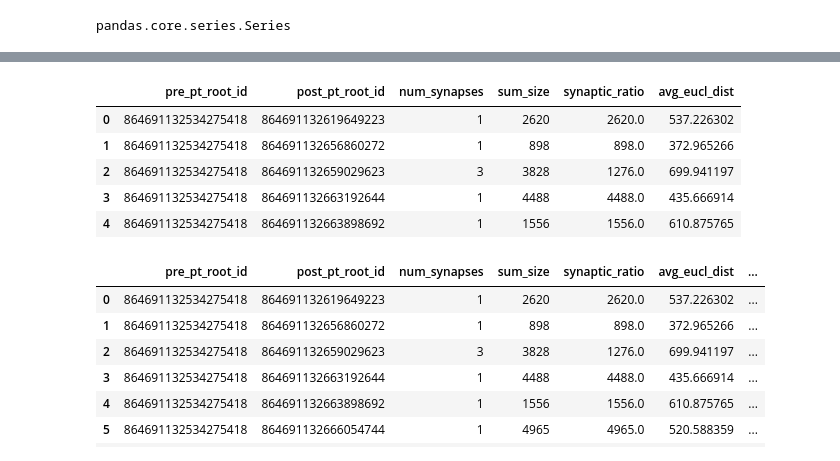
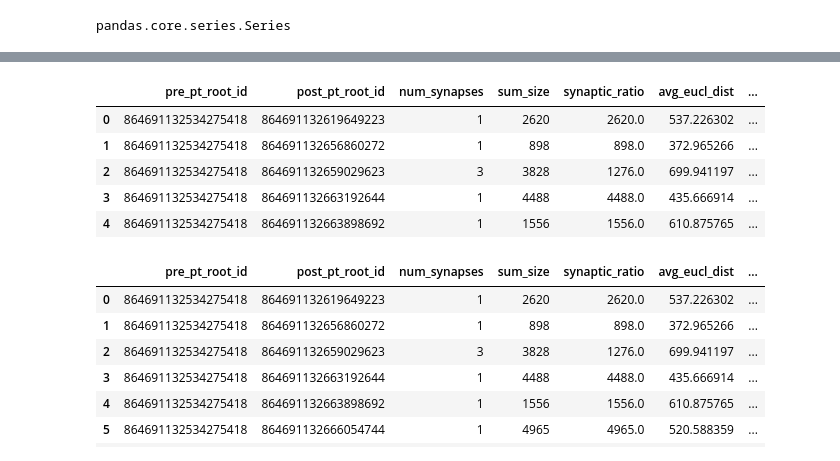
Before and after one commit to timkimd/connectomics, a Jupyter notebook: code/notebooks/grace_structure_final.ipynb, the cells around one changed output, grey strips where cells are left out. Drawn from its saved outputs; the diff is of its cells as text; code cells hidden in the pictures.

Commit message:
Added target structure columns

```diff
--- a/code/notebooks/grace_structure_final.ipynb
+++ b/code/notebooks/grace_structure_final.ipynb
@@ -82 +121,15 @@ layer_bounds = [
+# %%
+# Mark proofread neurons in the synapse dataframe so we can filter out everything else for connectivity analysis
+proof_syn_df["pre_proofread"] = proof_syn_df["pre_pt_root_id"].isin(proofread_ids)
+proof_syn_df["post_proofread"] = proof_syn_df["post_pt_root_id"].isin(proofread_ids)
+
+# These are approximate depth values in post-transformed microns for the pial surface, L1-L2/3 border, L2/3-L4 border, etc. down to the L6-wm border.
+layer_bounds = [
+    -15,
+    91,
+    261,
+    391,
+    537,
+    753,
+]
 # %%
@@ -109,9 +165,9 @@ ct_df.head(5)
 | 6 | 544582 | 1316562 | 974035 | 157590 | 334827.643688 | 613565.716183 | ... |
 # %%
 # Add the synapse depth in consistent coordinates
-syn_df["synapse_depth"] = v1dd_ds.transform_nm.apply_dataframe(
-    "ctr_pt_position", syn_df, projection="y"
+proof_syn_df["synapse_depth"] = v1dd_ds.transform_nm.apply_dataframe(
+    "ctr_pt_position", proof_syn_df, projection="y"
 )
 
-syn_df.head(5)
+proof_syn_df.head(5)
 # %% [output]
@@ -176,6 +233,6 @@ def calculate_euclidean_distance(df, x1_col, y1_col, z1_col, x2_col, y2_col, z2_
     return df
 # %%
 # copy the synapses dataframe
-syn_df_ecldn = syn_df.copy()
+syn_df_ecldn = proof_syn_df.copy()
 syn_df_ecldn.head(5)
 # %% [output]
@@ -207,7 +266,7 @@ pandas.core.series.Series
 
 connectivity_df = (
     syn_df_ecldn.query("pre_proofread and post_proofread")
-    .groupby(["pre_pt_root_id", "post_pt_root_id"])
+    .groupby(["pre_pt_root_id", "post_pt_root_id","target_structure"])
     .agg(num_synapses=("pre_pt_root_id", "count"), sum_size=("size", "sum"),avg_eucl_dist=("euclidean_distance", "mean"))
     .reset_index()
 )
@@ -234,15 +293,23 @@ connectivity_df.head()
 # %%
-# Move column 'synaptic_ratio' to the fourth position
-col = connectivity_df.pop('synaptic_ratio')
-connectivity_df.insert(4, 'synaptic_ratio', col)
+# Swap column 'synaptic_ratio' to the fourth position
+# col = connectivity_df.pop('synaptic_ratio')
+# connectivity_df.insert(5, 'synaptic_ratio', col)
+
+#Swap columns
+connectivity_df = connectivity_df[['pre_pt_root_id', 'post_pt_root_id', 'num_synapses',
+                                  'sum_size', 'synaptic_ratio', 'avg_eucl_dist','target_structure']]
+
+#col2 = connectivity_df.pop('target_structure')
+#connectivity_df.insert(6,'target_structure', col2)
+
 connectivity_df.head()
 # %% [output]
-|  | pre_pt_root_id | post_pt_root_id | num_synapses | sum_size | synaptic_ratio | avg_eucl_dist |
-| 0 | 864691132534275418 | 864691132619649223 | 1 | 2620 | 2620.0 | 537.226302 |
-| 1 | 864691132534275418 | 864691132656860272 | 1 | 898 | 898.0 | 372.965266 |
-| 2 | 864691132534275418 | 864691132659029623 | 3 | 3828 | 1276.0 | 699.941197 |
-| 3 | 864691132534275418 | 864691132663192644 | 1 | 4488 | 4488.0 | 435.666914 |
-| 4 | 864691132534275418 | 864691132663898692 | 1 | 1556 | 1556.0 | 610.875765 |
+|  | pre_pt_root_id | post_pt_root_id | num_synapses | sum_size | synaptic_ratio | avg_eucl_dist | ... |
+| 0 | 864691132534275418 | 864691132619649223 | 1 | 2620 | 2620.0 | 537.226302 | ... |
+| 1 | 864691132534275418 | 864691132656860272 | 1 | 898 | 898.0 | 372.965266 | ... |
+| 2 | 864691132534275418 | 864691132659029623 | 3 | 3828 | 1276.0 | 699.941197 | ... |
+| 3 | 864691132534275418 | 864691132663192644 | 1 | 4488 | 4488.0 | 435.666914 | ... |
+| 4 | 864691132534275418 | 864691132663898692 | 1 | 1556 | 1556.0 | 610.875765 | ... |
 # %%
 # Merge with the cell type dataframe
 
```
Also changed, not shown: parts of 31 cells of this notebook.
